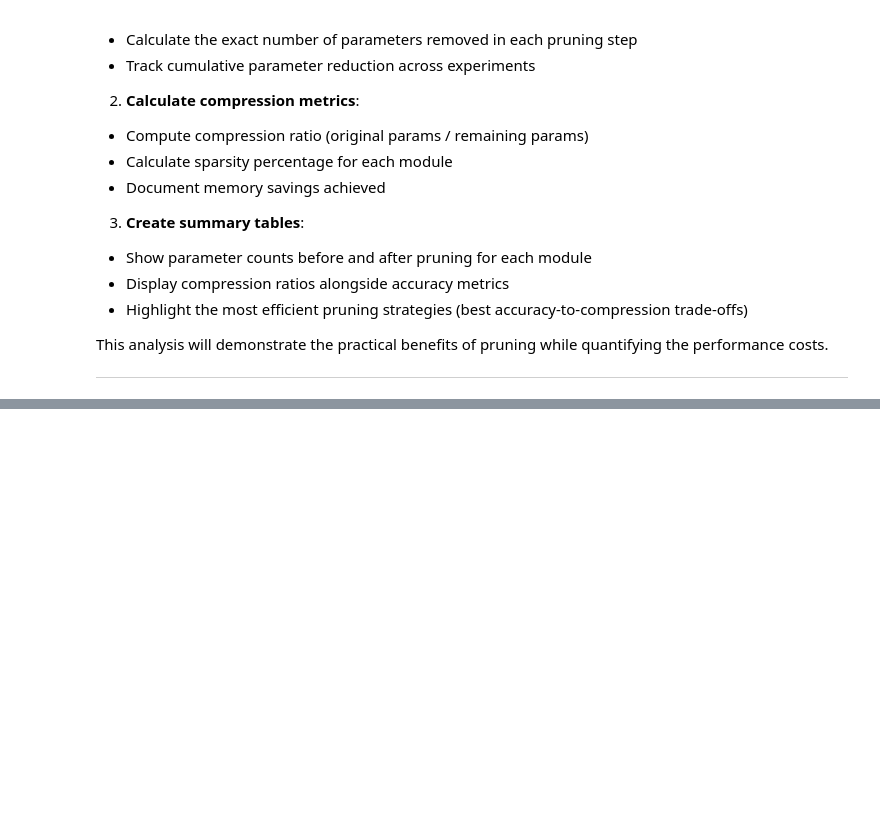
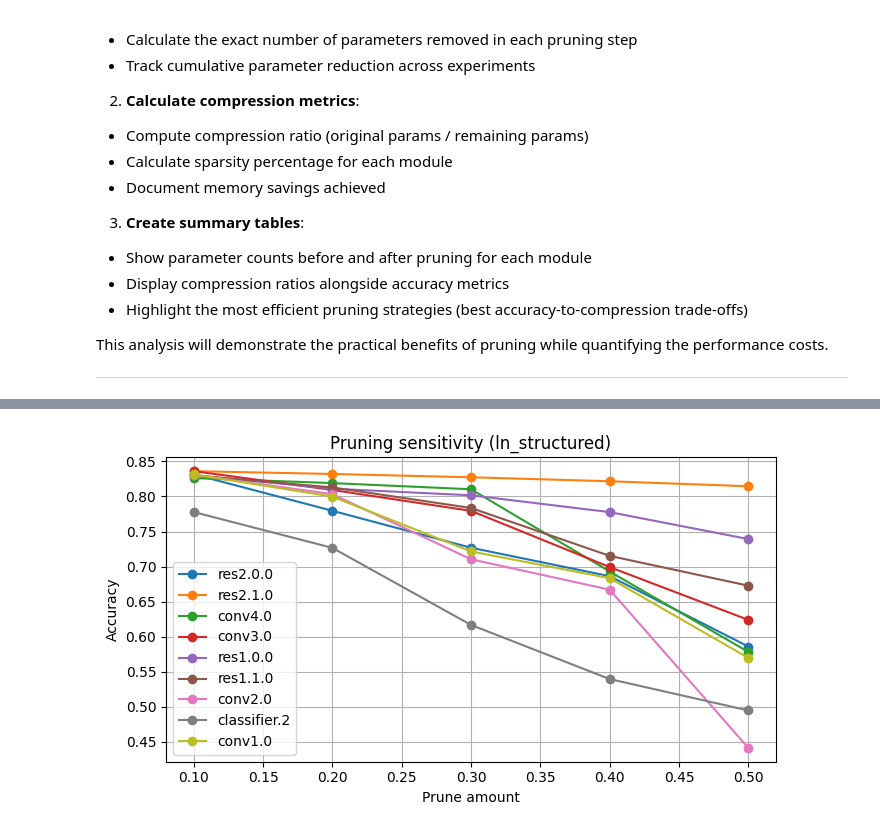
Before and after one commit to Bluefin-Tuna/CS4803-EML, a Jupyter notebook: p1/lab1_task1_Tanush_Chopra.ipynb, the cells around one changed output, grey strips where cells are left out. Cells and saved outputs as stored; diff of their text form; code cells hidden in the pictures; blank space fills up the shorter version.

```diff
--- a/p1/lab1_task1_Tanush_Chopra.ipynb
+++ b/p1/lab1_task1_Tanush_Chopra.ipynb
@@ -225,0 +319,5 @@ def count_parameters_by_module(model):
+# %%
+module_counts = count_parameters_by_module(model)
+df_modules = pd.DataFrame(module_counts, columns=["Module", "Params"])
+df_modules = df_modules.sort_values("Params", ascending=False).reset_index(drop=True)
+df_modules["Percent"] = (df_modules["Params"] / df_modules["Params"].sum() * 100).round(2)
@@ -291,0 +510,17 @@ def prune_and_eval(model,module,amount):
+# %%
+df_pm = prune_modules(model, module_names=list(df_modules["Module"]))
+# %%
+plt.figure(figsize=(7, 4))
+for lt in df_pm["ModuleName"].unique():
+    sub = df_pm[df_pm["ModuleName"] == lt].sort_values("Amount")
+    plt.plot(sub["Amount"], sub["Accuracy"], marker="o", label=lt)
+plt.xlabel("Prune amount")
+plt.ylabel("Accuracy")
+plt.title("Pruning sensitivity (ln_structured)")
+plt.grid(True)
+plt.legend()
+plt.tight_layout()
+
+plt.show()
+# %% [output]
+[figure, added]
```
Also changed, not shown: parts of 35 cells of this notebook, 7 other files.
